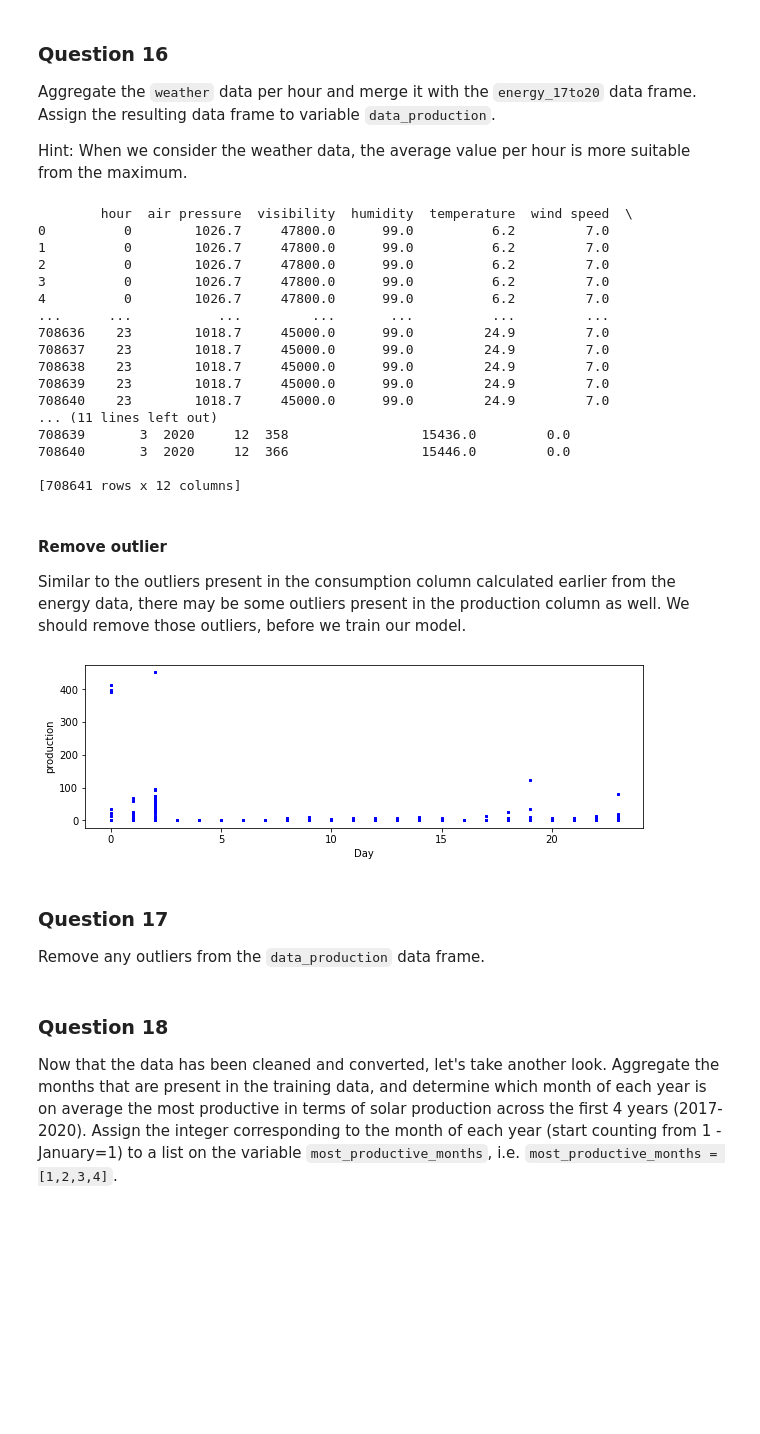
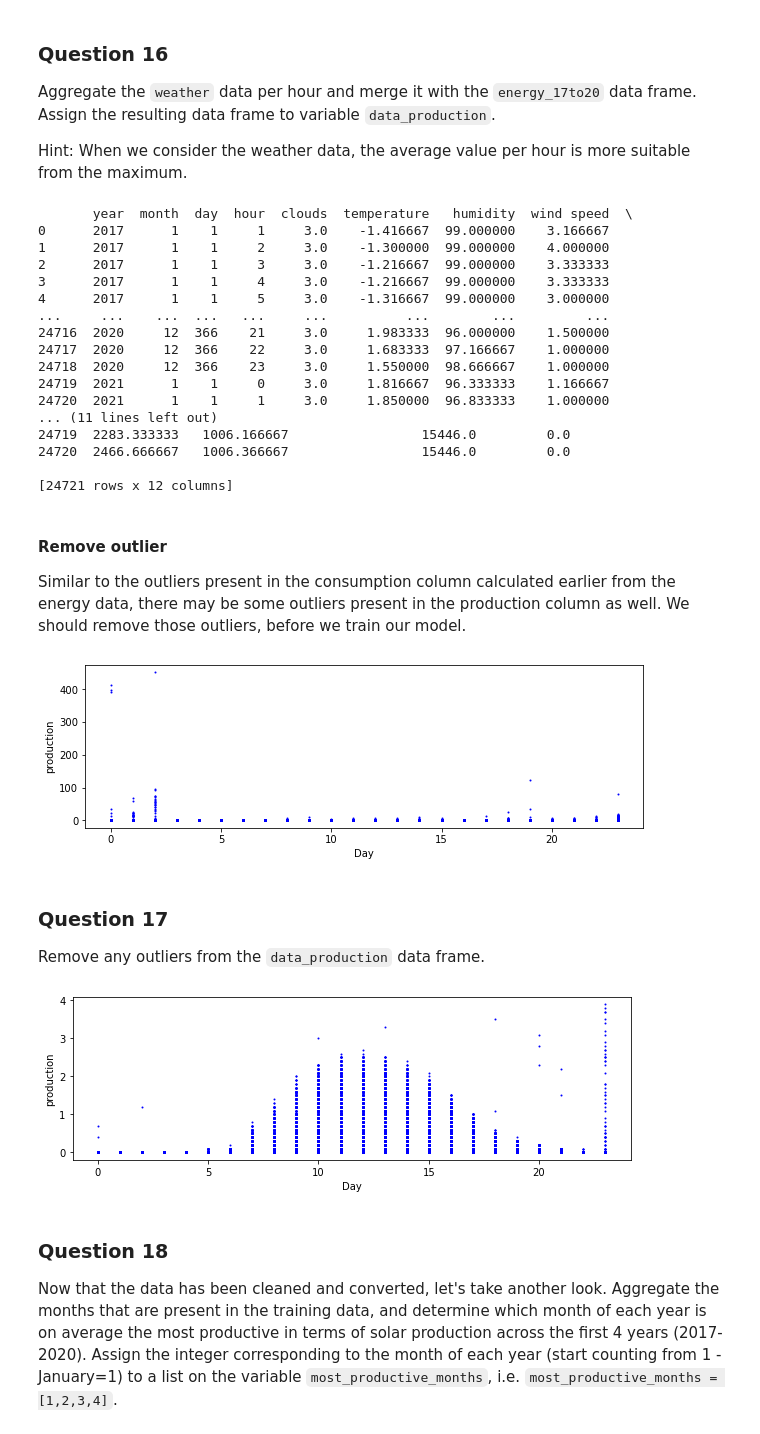
Before and after one commit to PanosBn/IoTGroup9, a Jupyter notebook: assignment.ipynb, the cells around one changed output. Saved outputs shown, nothing was run; the diff lists cells and outputs as text; code cells hidden in the pictures; blank space fills up the shorter version.

```diff
--- a/assignment.ipynb
+++ b/assignment.ipynb
@@ -1227,38 +1235,38 @@ When we consider the weather data, the average value per hour is more suitable f
 #// BEGIN_TODO [Q16]
 weather = raw_weather.copy()
 weather['time'] = pd.to_datetime(raw_weather['time'], unit='s')
-weather['time'] = weather.time.dt.tz_localize('utc').dt.tz_convert('Europe/Amsterdam')
-weather = weather.groupby([times.dt.year, times.dt.month, times.dt.dayofyear, times.dt.hour]).agg({ "air pressure": np.max, "visibility": np.max, "humidity": np.max,
-                                                                                                  "temperature": np.max, "wind speed": np.max, "clouds": np.max})
+times = pd.to_datetime(weather["time"], unit='s')
+weather = weather.groupby([times.dt.year, times.dt.month, times.dt.dayofyear, times.dt.hour]).agg(np.mean)
 weather.index.names = ["year", "month", "day", "hour"]
-weather = weather.dropna()
 weather = weather.reset_index()
 
-# print(weather.head())
-data_production = pd.merge(weather.drop(columns=['year', 'month', 'day']), energy_17to20, on='hour')
-#sanity check
-# print(len(data_production))
-# print(len(energy_17to20))
+# # print(weather.head())
+# # print(weather)
+# # print(energy_17to20)
+data_production = pd.merge(weather, energy_17to20)
+# #sanity check
+# # print(len(data_production))
+# # print(len(energy_17to20))
 print(data_production)
 #// END_TODO [Q16]
 # %% [output]
-        hour  air pressure  visibility  humidity  temperature  wind speed  \
-0          0        1026.7     47800.0      99.0          6.2         7.0
-1          0        1026.7     47800.0      99.0          6.2         7.0
-2          0        1026.7     47800.0      99.0          6.2         7.0
-3          0        1026.7     47800.0      99.0          6.2         7.0
-4          0        1026.7     47800.0      99.0          6.2         7.0
-...      ...           ...         ...       ...          ...         ...
-708636    23        1018.7     45000.0      99.0         24.9         7.0
-708637    23        1018.7     45000.0      99.0         24.9         7.0
-708638    23        1018.7     45000.0      99.0         24.9         7.0
-708639    23        1018.7     45000.0      99.0         24.9         7.0
-708640    23        1018.7     45000.0      99.0         24.9         7.0
+       year  month  day  hour  clouds  temperature   humidity  wind speed  \
+0      2017      1    1     1     3.0    -1.416667  99.000000    3.166667
+1      2017      1    1     2     3.0    -1.300000  99.000000    4.000000
+2      2017      1    1     3     3.0    -1.216667  99.000000    3.333333
+3      2017      1    1     4     3.0    -1.216667  99.000000    3.333333
+4      2017      1    1     5     3.0    -1.316667  99.000000    3.000000
+...     ...    ...  ...   ...     ...          ...        ...         ...
+24716  2020     12  366    21     3.0     1.983333  96.000000    1.500000
+24717  2020     12  366    22     3.0     1.683333  97.166667    1.000000
+24718  2020     12  366    23     3.0     1.550000  98.666667    1.000000
+24719  2021      1    1     0     3.0     1.816667  96.333333    1.166667
+24720  2021      1    1     1     3.0     1.850000  96.833333    1.000000
 ... (11 lines left out)
-708639       3  2020     12  358                 15436.0         0.0
-708640       3  2020     12  366                 15446.0         0.0
+24719  2283.333333   1006.166667                 15446.0         0.0
+24720  2466.666667   1006.366667                 15446.0         0.0
 
-[708641 rows x 12 columns]
+[24721 rows x 12 columns]
 # %% [markdown]
 #### Remove outlier
 
@@ -1273,15 +1281,18 @@ def plot(df, col):
     plt.ylabel(col)
 plot(data_production, "production")
 # %% [output]
-[figure, old version]
+[figure, new version]
 # %% [markdown]
 ### Question 17
 
 Remove any outliers from the `data_production` data frame.
 # %%
 #// BEGIN_TODO [Q17]
-data_production = data_production[data_production['production'] < 100]
+data_production = data_production[data_production['production'] < 4]
+plot(data_production, "production")
 #// END_TODO [Q17]
+# %% [output]
+[figure, added]
 # %% [markdown]
 ### Question 18
 
```
Also changed, not shown: parts of 15 cells of this notebook.
